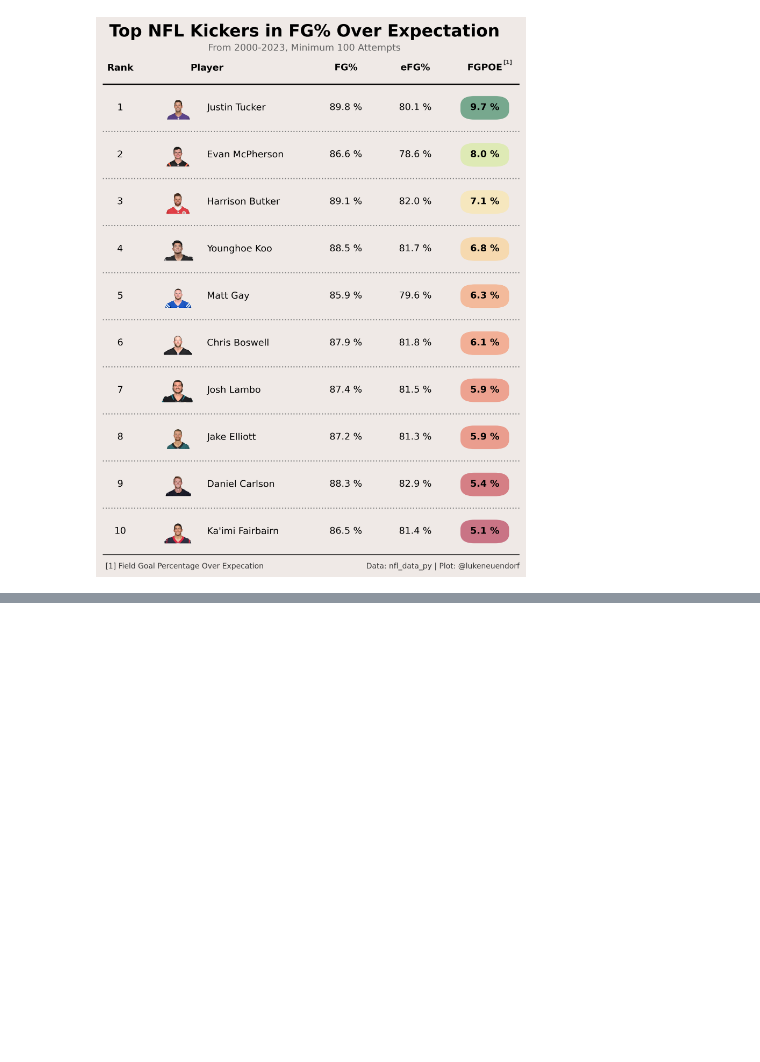
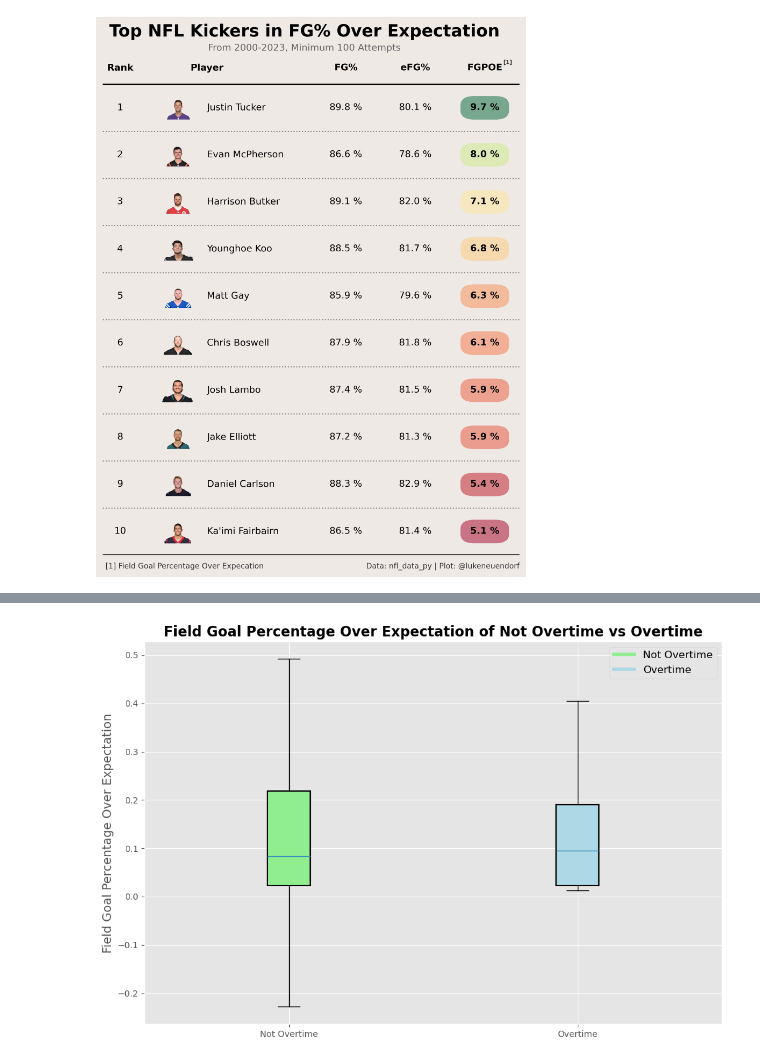
Before and after one commit to lneuendorf/fourth_down_app, a Jupyter notebook: notebooks/fg_proba.ipynb, the cells around one changed output, grey strips where cells are left out. Drawn from its saved outputs; the diff is of its cells as text; code cells hidden in the pictures; blank space fills up the shorter version.

```diff
--- a/notebooks/fg_proba.ipynb
+++ b/notebooks/fg_proba.ipynb
@@ -637,0 +755,38 @@ df_fg.head()
+# %%
+plt.style.use('ggplot')
+
+# Calculate standard deviation of the field goal percentage over expectation
+df_fg['fg_pct_over_expectation'] = df_fg['field_goal_made'] - df_fg['fg_proba']
+overtime = df_fg.query('overtime == 1')
+not_overtime = df_fg.query('overtime == 0')
+
+# Create boxplot
+fig, ax = plt.subplots(figsize=(12, 8))
+bp = ax.boxplot(
+    [not_overtime['fg_pct_over_expectation'], overtime['fg_pct_over_expectation']],
+    tick_labels=['Not Overtime', 'Overtime'],  # Use 'tick_labels' instead of 'labels'
+    patch_artist=True,
+    showfliers=False
+)
+
+# Set colors
+colors = ['lightgreen', 'lightblue']  # Pastel colors for the boxes
+for patch, color in zip(bp['boxes'], colors):
+    patch.set_facecolor(color)
+    patch.set_linewidth(1.5)
+
+# Add title and labels
+ax.set_title('Field Goal Percentage Over Expectation of Not Overtime vs Overtime', fontsize=16, fontweight='bold')
+ax.set_ylabel('Field Goal Percentage Over Expectation', fontsize=14)
+
+# Adding a legend
+handles = [
+    plt.Line2D([0], [0], color=colors[0], lw=4, label='Not Overtime'),
+    plt.Line2D([0], [0], color=colors[1], lw=4, label='Overtime')
+]
+ax.legend(handles=handles, loc='upper right', fontsize=12)
+
+# Show plot
+plt.show()
+# %% [output]
+[figure, added]
```
Also changed, not shown: parts of 14 cells of this notebook.
